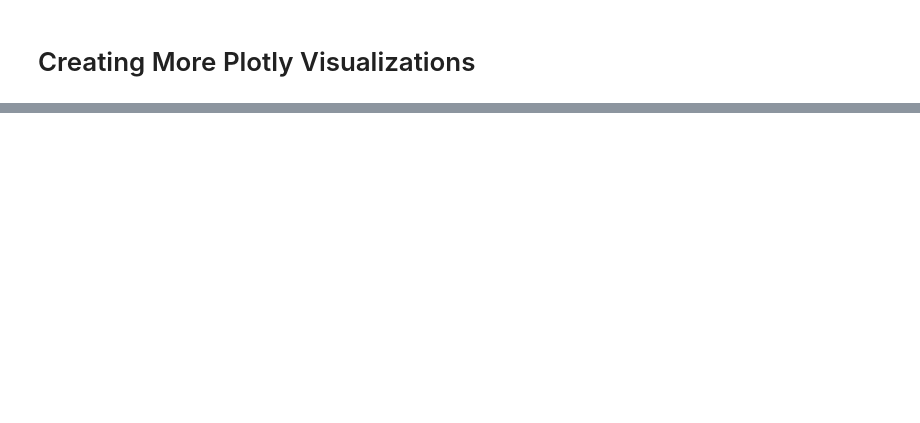
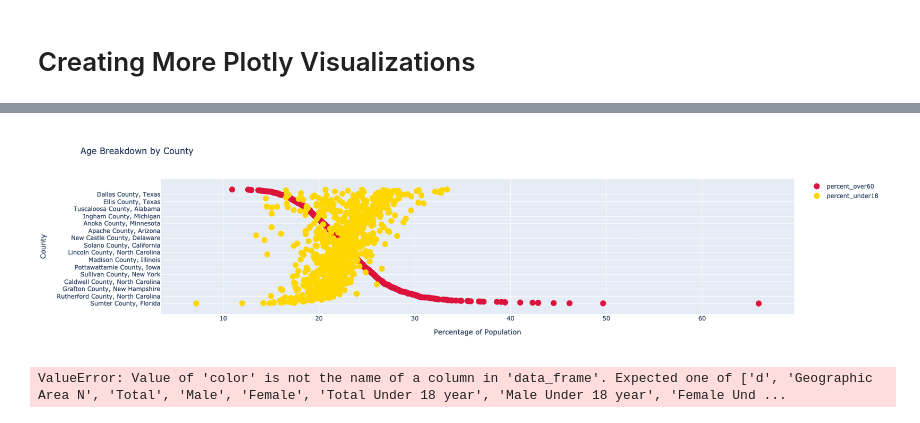
Before and after one commit to CamilaCamacho/covid-19-crisis-management-analysis, a Jupyter notebook: Merging Data and Creating Visualizations.ipynb, the cells around one changed output, grey strips where cells are left out. Saved outputs shown, nothing was run; the diff lists cells and outputs as text; code cells hidden in the pictures; blank space fills up the shorter version.

```diff
--- a/Merging Data and Creating Visualizations.ipynb
+++ b/Merging Data and Creating Visualizations.ipynb
@@ -351,0 +364,7 @@ county_covid19_heatmap
+# %%
+# sort county data by 18 under population
+df_county_health = df_county_health.sort_values(by = "percent_over60", ascending = False)
+
+# top 20
+df_county_percent_over60_top20 = df_county_health.head(20)
+top20_county_percent_over60 = df_county_percent_over60_top20["Geographic Area N"].tolist()
@@ -351,0 +381,44 @@ county_covid19_heatmap
+# %%
+all_counties = df_county_health["Geographic Area N"].tolist()
+
+fig = go.Figure()
+
+fig.add_trace(go.Scatter(
+    x=df_county_health["percent_over60"],
+    y=all_counties,
+    marker=dict(color="crimson", size=12),
+    mode="markers",
+    name="percent_over60",
+))
+
+fig.add_trace(go.Scatter(
+    x=df_county_health["percent_under18"],
+    y=all_counties,
+    marker=dict(color="gold", size=12),
+    mode="markers",
+    name="percent_under18",
+))
+
+fig.update_layout(title="Age Breakdown by County",
+                  xaxis_title="Percentage of Population",
+                  yaxis_title="County")
+
+fig.show()
+# %% [output]
+[figure, added]
+# %%
+bubble_u18_o60_beds = px.scatter(df_county_health,
+                            x = "percent_under18",
+                            y = "percent_over60",
+                            color = "hospitalbeds_per10000",
+                            hover_data = ['Geographic Area N',"Total"],
+                            title = "Percentage of Population Under 18 and Over 60 in US Counties",
+                            labels = {"Geographic Area N": "County, State Name",
+                                      "Total": "Total Population",
+                                      "percent_over60": "Percent of County Population over 60 years old",
+                                      "percent_under18": "Percent of County Population under 18 years old",
+                                     "hospitalbeds_per1000": "Number of Hospital Beds per 1000 People"})
+
+bubble_u18_o60_beds
+# %% [output]
+ValueError: Value of 'color' is not the name of a column in 'data_frame'. Expected one of ['d', 'Geographic Area N', 'Total', 'Male', 'Female', 'Total Under 18 year', 'Male Under 18 year', 'Female Und ...
```
Also changed, not shown: parts of 9 cells of this notebook, 2 other files.
